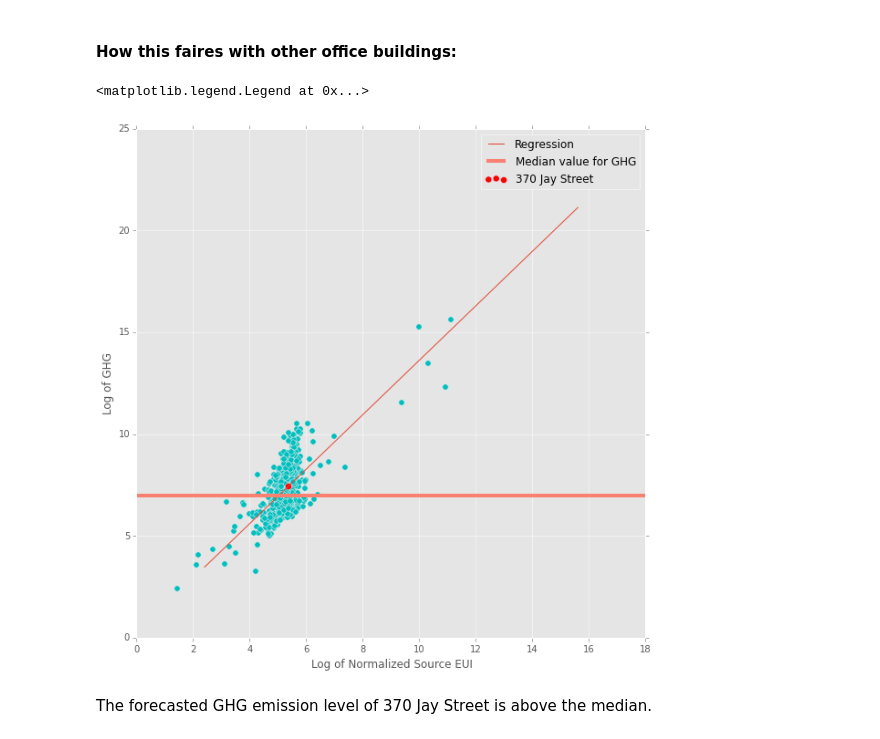
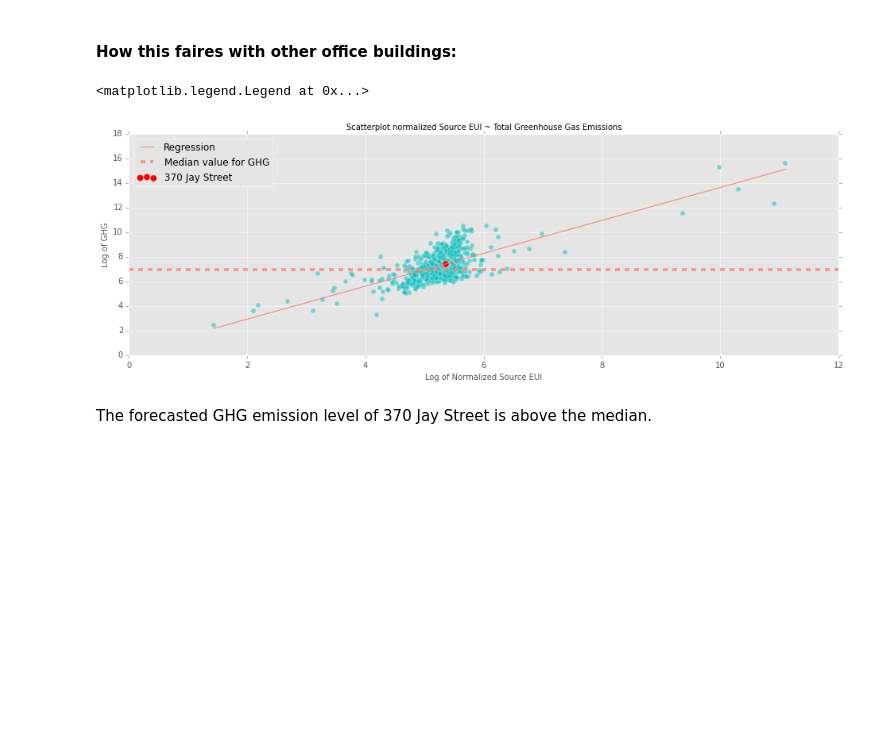
Before and after one commit to Diegosmiles/CUSP, a Jupyter notebook: 370 Jay Street EUI Estimation.ipynb, the cells around one changed output. Drawn from its saved outputs; the diff is of its cells as text; code cells hidden in the pictures; blank space fills up the shorter version.

```diff
--- a/370 Jay Street EUI Estimation.ipynb
+++ b/370 Jay Street EUI Estimation.ipynb
@@ -539,21 +539,22 @@ data05_clean['GHG'].describe()
 median = data05_clean['GHG'].describe()[5]
 median = np.log(median)
 # %%
-X = np.linspace(np.log(data05_clean['GHG'].min()),np.log(data05_clean['GHG'].max()),10)
+X = np.linspace(np.log(data05_clean['NormSourceEUI'].min()),np.log(data05_clean['NormSourceEUI'].max()),10)
 Y = ghg.params[0] + ghg.params[1]*X
 # %%
 from statsmodels.graphics.api import abline_plot
-figure, ax = pl.subplots(figsize=(10,10))
-ax.scatter(np.log(data05_clean['NormSourceEUI']), np.log(data05_clean['GHG']),s=40,c='c')
-ax.scatter(y_clean, detail,c='r',s=50, label='370 Jay Street')
-ax.plot(X,Y, label='Regression')
-ax.axhline(median,0,12, label='Median value for GHG',c='salmon', linewidth=4)
-ax.set_ylabel('Log of GHG')
-ax.set_xlabel('Log of Normalized Source EUI')
-ax.legend()
+figure, ax = pl.subplots(figsize=(16,5))
+ax.scatter(np.log(data05_clean['NormSourceEUI']), np.log(data05_clean['GHG']),s=35,c='c',alpha=0.5)
+ax.scatter(y_clean, detail,c='r',s=70, label='370 Jay Street')
+ax.plot(X,Y, c='salmon', label='Regression')
+ax.axhline(median,0,12, label='Median value for GHG',c='salmon',linestyle='--', linewidth=4, alpha=0.7)
+ax.set_ylabel('Log of GHG', size=10)
+ax.set_xlabel('Log of Normalized Source EUI', size=10)
+ax.set_title(r'Scatterplot normalized Source EUI ~ Total Greenhouse Gas Emissions', size=10)
+ax.legend(loc='upper left')
 # %% [output]
 <matplotlib.legend.Legend at 0x...>
-[figure, old version]
+[figure, new version]
 # %% [markdown]
 The forecasted GHG emission level of 370 Jay Street is above the median.
 # %%
```
